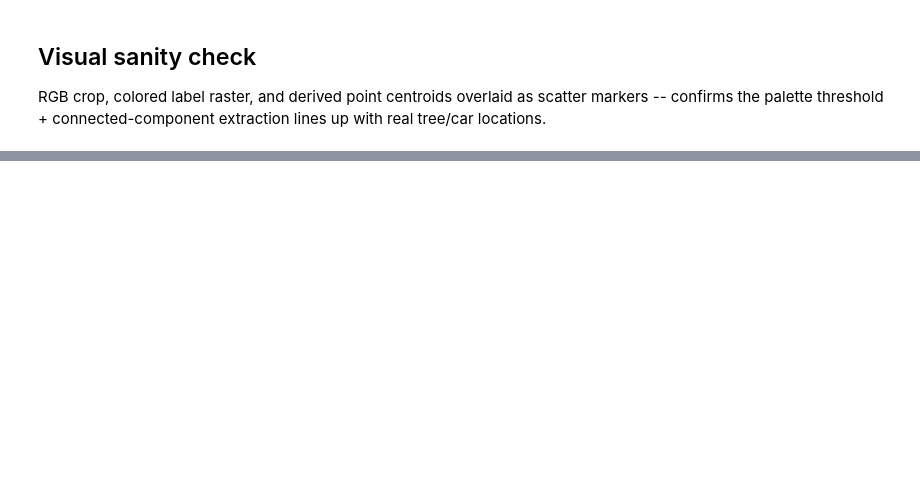
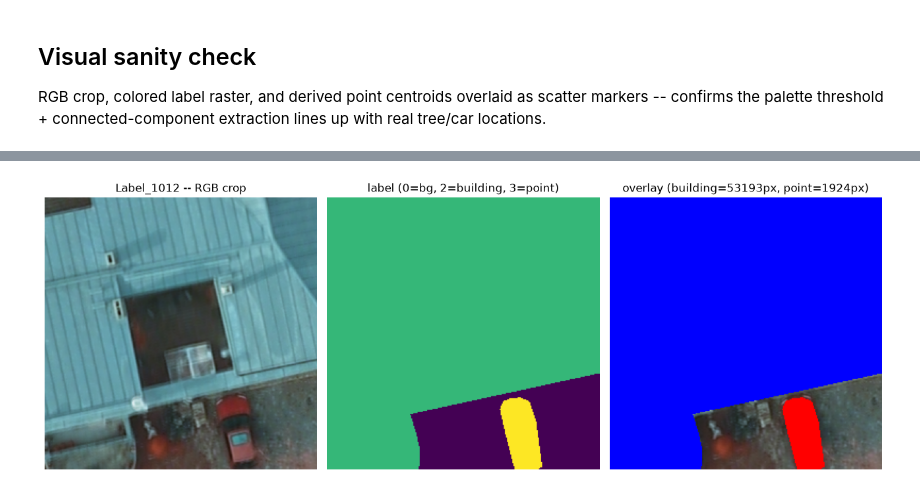
Before and after one commit to DanielZGeorge/PLEM, a Jupyter notebook: notebooks/potsdam_data_prep.ipynb, the cells around one changed output, grey strips where cells are left out. Saved outputs shown, nothing was run; the diff lists cells and outputs as text; code cells hidden in the pictures; blank space fills up the shorter version.

```diff
--- a/notebooks/potsdam_data_prep.ipynb
+++ b/notebooks/potsdam_data_prep.ipynb
@@ -108,0 +138,24 @@ plt.show()
+# %%
+building_crops = [s for s in samples if (s["label"] == BUILDING_CLASS_ID).any()]
+s_b = building_crops[0] if building_crops else samples[0]
+image_b, label_b = s_b["image"], s_b["label"]
+
+overlay_b = image_b.copy()
+overlay_b[label_b == BUILDING_CLASS_ID] = [0, 0, 255]   # building = blue
+overlay_b[label_b == POINT_CLASS_ID] = [255, 0, 0]      # point = red
+
+fig, axes = plt.subplots(1, 3, figsize=(13, 4.5))
+axes[0].imshow(image_b)
+axes[0].set_title(f"{s_b['tile']} -- RGB crop")
+axes[1].imshow(label_b, vmin=0, vmax=3)
+axes[1].set_title("label (0=bg, 2=building, 3=point)")
+axes[2].imshow(overlay_b)
+building_px = int((label_b == BUILDING_CLASS_ID).sum())
+point_px = int((label_b == POINT_CLASS_ID).sum())
+axes[2].set_title(f"overlay (building={building_px}px, point={point_px}px)")
+for ax in axes:
+    ax.axis("off")
+fig.tight_layout()
+plt.show()
+# %% [output]
+[figure, added]
```
Also changed, not shown: parts of 7 cells of this notebook, 4 other files.
